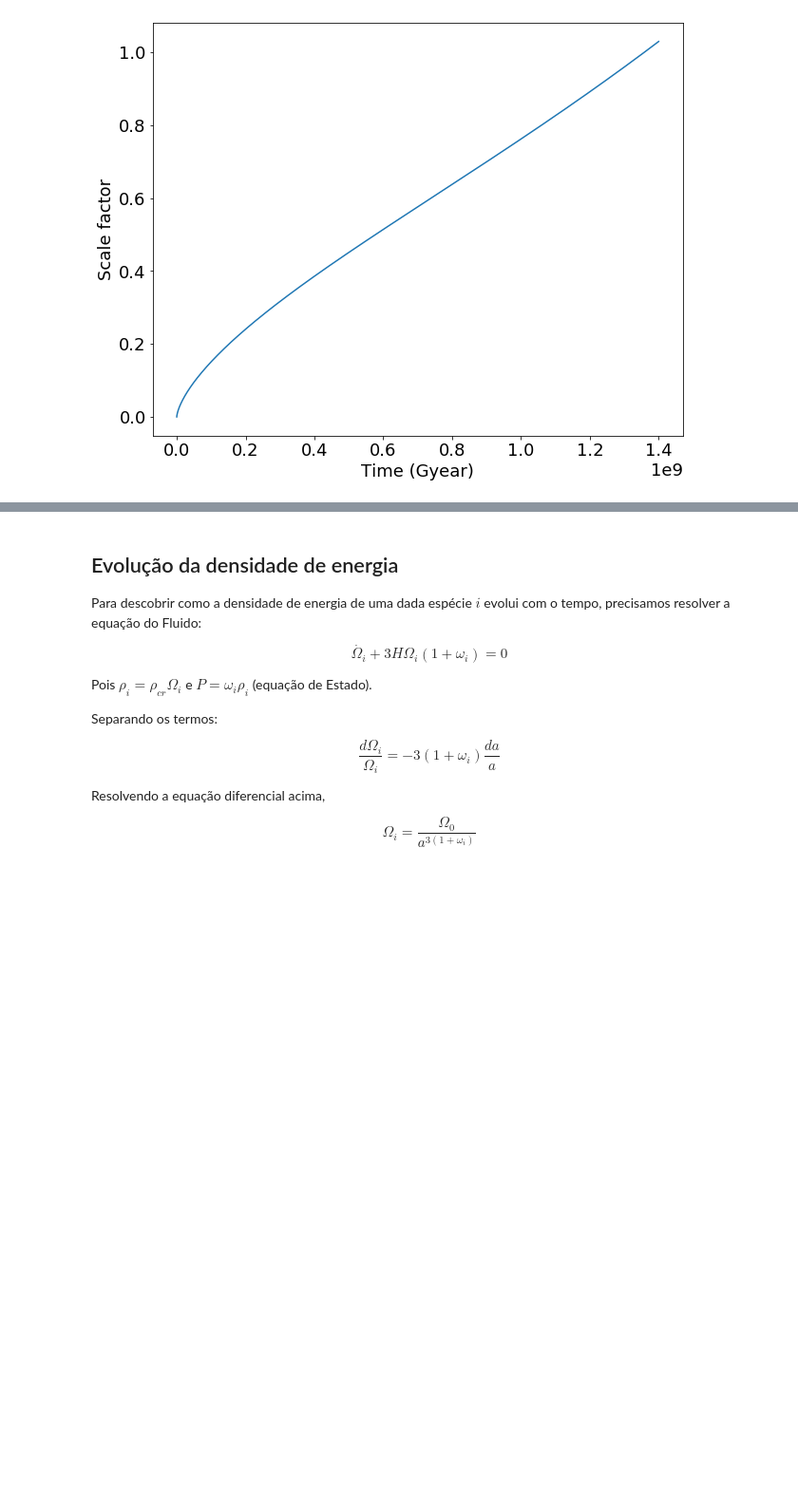
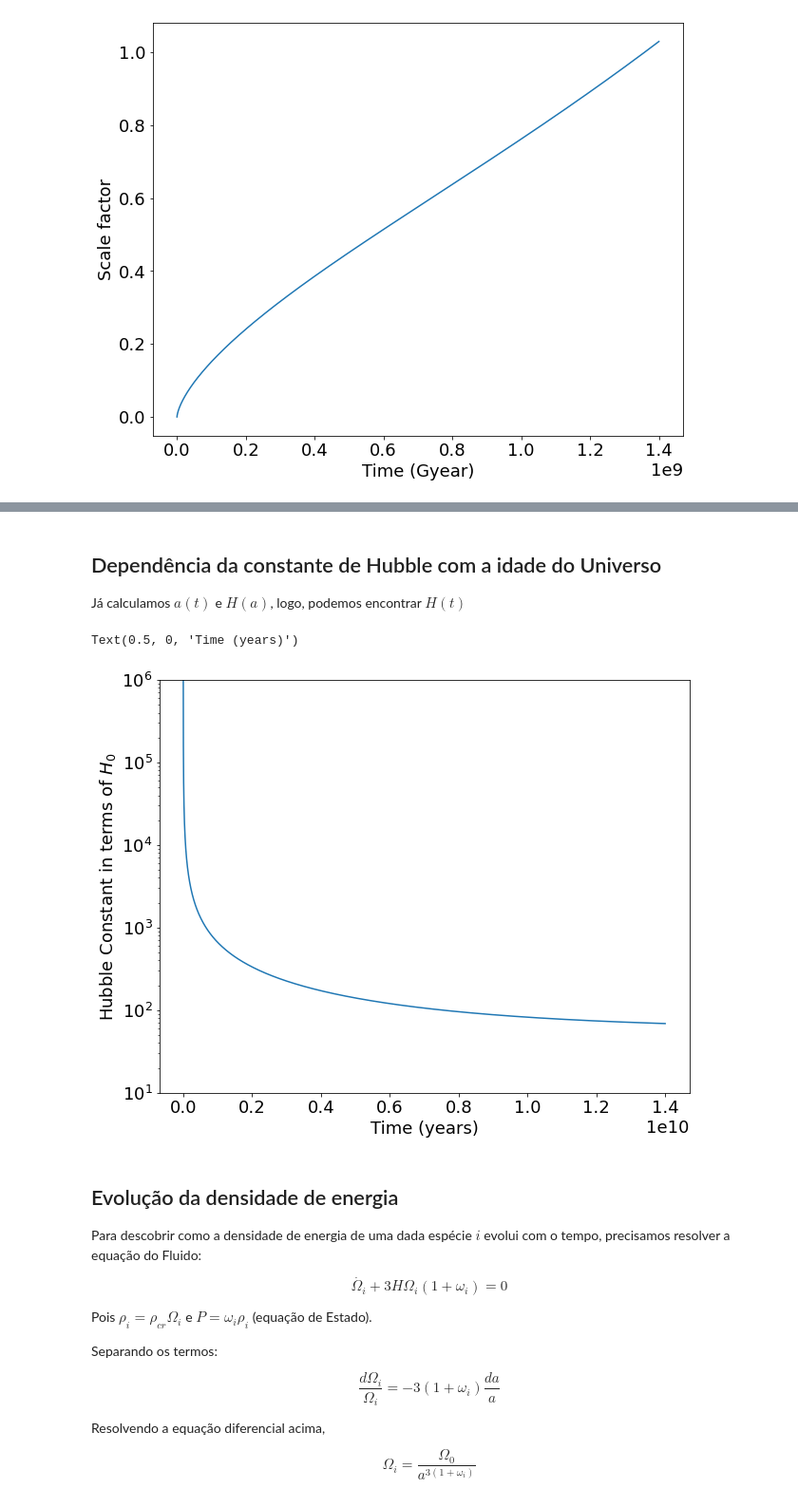
Before and after one commit to Corbanez97/Angular-correlation-CMB, a Jupyter notebook: UFE.ipynb, the cells around one changed output, grey strips where cells are left out. Shown at 95% size. Drawn from its saved outputs; the diff is of its cells as text; code cells hidden in the pictures; blank space fills up the shorter version.

```diff
--- a/UFE.ipynb
+++ b/UFE.ipynb
@@ -109,3 +133,24 @@ Text(0.5, 0, 'Redshift z')
+# %% [markdown]
+## Dependência da constante de Hubble com a idade do Universo
+
+Já calculamos $a(t)$ e $H(a)$, logo, podemos encontrar $H(t)$
+# %%
+#Aqui eu tentei utilizar a função scale_factor para compor a dependência de H(a(t)), para um dado t em time, calculamos o valor de a com a scale_factor
+#e utilizamos o valor para calcular H a partir da função H_a.
+
+Hubble_t = []
+
+for i in range(len(scale_factor)):
+    Hubble_t.append(H_a(H_0, Omega_m, Omega_r, Omega_L, scale_factor[i][0]))
+
+plt.plot(time, Hubble_t)
+plt.yscale('log')
+plt.ylim(10, 10e5)
+plt.ylabel('Hubble Constant in terms of $H_0$')
+plt.xlabel('Time (years)')
+# %% [output]
+Text(0.5, 0, 'Time (years)')
+[figure, added]
 # %% [markdown]
 ## Evolução da densidade de energia
 
```
Also changed, not shown: parts of 5 cells of this notebook.
